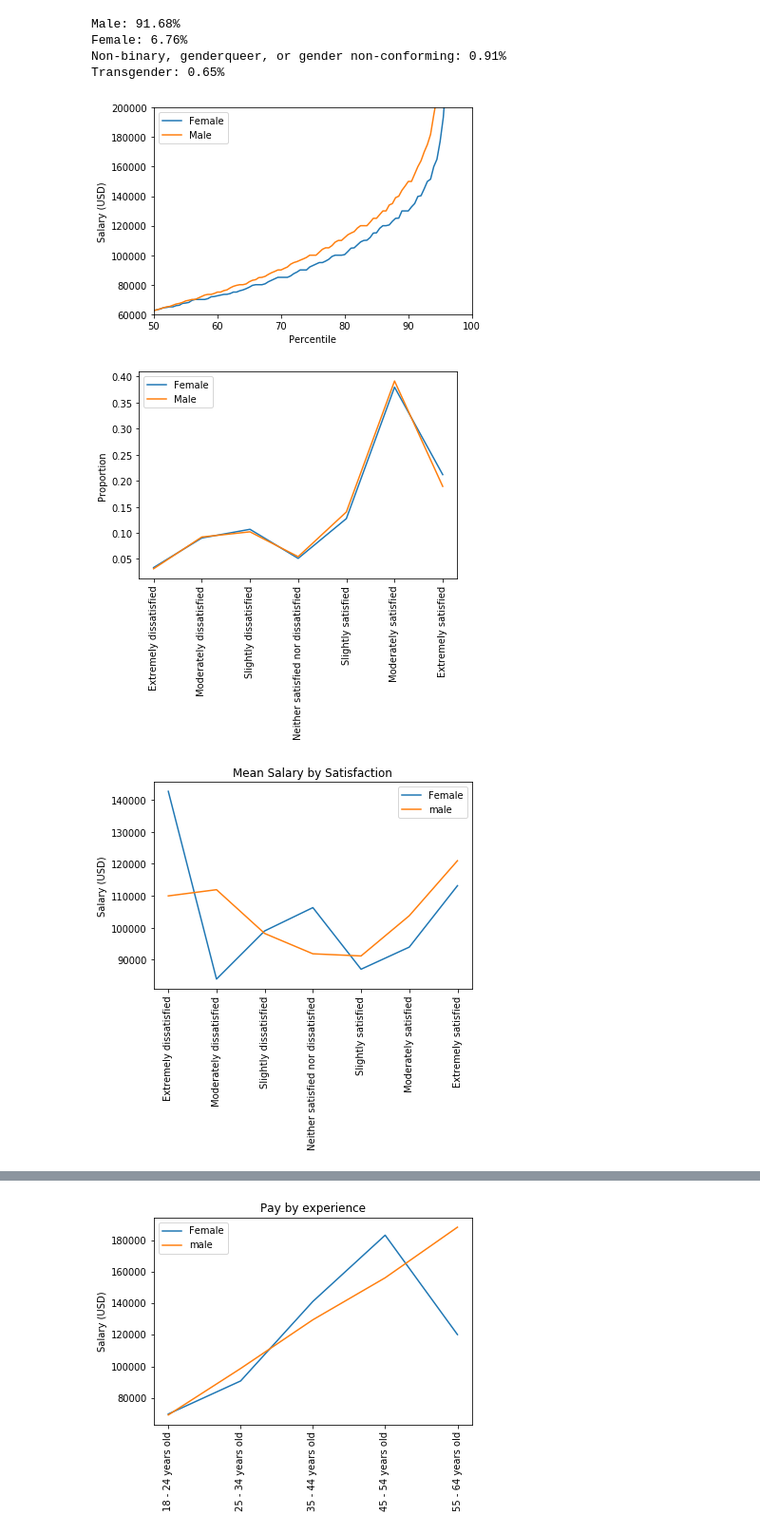
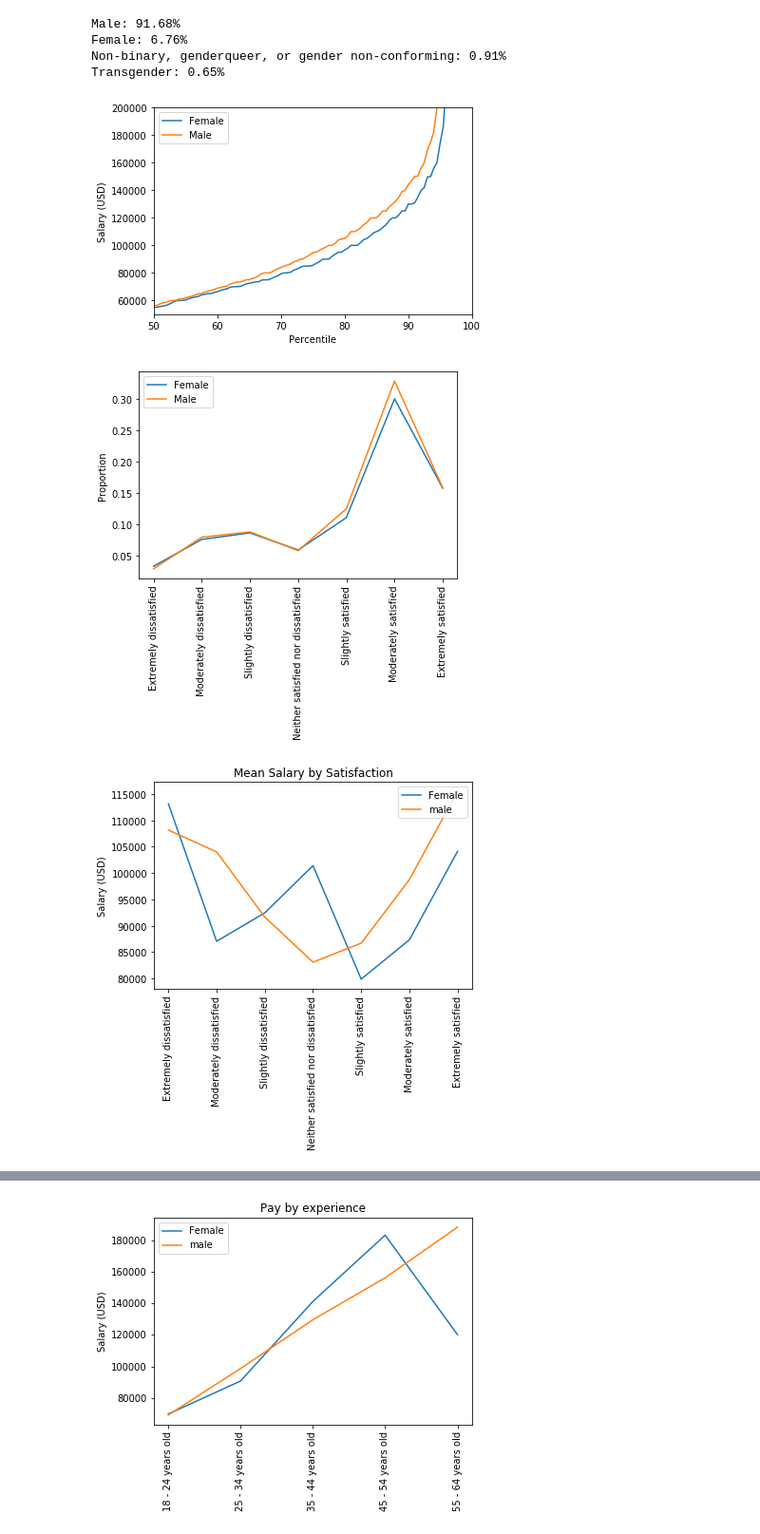
Before and after one commit to dltheobald-Deloitte/GenderGapAnalysis, a Jupyter notebook: Blog_prep.ipynb, the cells around one changed output, grey strips where cells are left out. Shown at 95% size. Drawn from its saved outputs; the diff is of its cells as text; code cells hidden in the pictures.

```diff
--- a/Blog_prep.ipynb
+++ b/Blog_prep.ipynb
@@ -91,15 +89,19 @@ Non-binary, genderqueer, or gender non-conforming: 0.91%
 Transgender: 0.65%
 # %%
 #Output for second display
-#Splitting data to male only and female only. Null values for Gender are would be marked false, therefore they are ignored.
-df_male = df_personal.dropna()[df_personal.Gender.dropna(axis=0).\
+#Splitting data to male only and female only.
+#Null values for Gender are removed as we don't know their gender and could skew the results.
+#Moreover, imputing values wouldn't make sense, we could only use the mode which would jsut be classifying them all as male.
+df_male = df_personal.dropna(subset=['Gender'], axis=0)[df_personal.Gender.dropna(axis=0).\
                                apply(lambda x: True if 'Male' in x else False)]
 
-df_female = df_personal.dropna()[df_personal.Gender.dropna(axis=0).\
+df_female = df_personal.dropna(subset=['Gender'],axis=0)[df_personal.Gender.dropna(axis=0).\
                                  apply(lambda x: True if 'Female' in x else False)]
 
 
-#Finding percentiles of salary for male and female. Quantile function ignores nulll values for ConvertedSalary
+#Finding percentiles of salary for male and female.
+#THe Quantile function ignores nulll values for ConvertedSalary. If we imputed values, i.e replace null with mean/median)
+#then this would potentially skew the results and change the distribution below.
 female_points = [ (i*100, df_female.ConvertedSalary.quantile(i)) for i in np.arange(0,1,0.005) ]
 male_points = [ (i*100, df_male.ConvertedSalary.quantile(i)) for i in np.arange(0,1,0.005) ]
 
@@ -111,7 +113,7 @@ y_male = [y[1] for y in male_points]
 
 
 #setting graph limits x and y limits and labelling axis
-plt.ylim((60000,200000))
+plt.ylim((50000,200000))
 plt.ylabel('Salary (USD)')
 plt.xlabel('Percentile')
 plt.xlim((50,100))
@@ -123,7 +125,7 @@ plt.legend(loc='upper left', prop={'size':10})
 #Saving file
 plt.savefig(os.path.join(os.getcwd(),'Pay_gap.png'),bbox_inches='tight')
 # %% [output]
-[figure, old version]
+[figure, new version]
 # %%
 #Output for third display
 #Re-casting the CareerSatisfaction to Ordered Category to correctly display in output
@@ -143,54 +145,42 @@ df_female['JobSatisfaction']=df_female['JobSatisfaction']\
 
 
 #Find percentage breakdown for career satisfaction. Count/Groupby function ignores nulll values for CareerSatisfaction
+#Since we just want population distribution, it makes sense to ignore these.
 female_points_2 = df_female.groupby('JobSatisfaction').JobSatisfaction.count().sort_index()/len(df_female)
 male_points_2 = df_male.groupby('JobSatisfaction').JobSatisfaction.count().sort_index()/len(df_male)
-
-female_sort = list( zip(female_points_2.index, female_points_2))
-male_sort = list( zip(male_points_2.index, male_points_2))
-
-x_female_2 = [x[0] for x in female_sort]
-y_female_2 = [y[1]for y in female_sort]
-x_male_2 = [x[0] for x in male_sort]
-y_male_2 = [y[1]for y in male_sort]
 
 #Formatting and generating a graph
 plt.ylabel('Proportion')
 plt.xticks(rotation=90)
 
-plt.plot(x_female_2, y_female_2, label = 'Female')
-plt.plot(x_male_2, y_male_2, label = 'Male')
+plt.plot(list(female_points_2.index), list(female_points_2), label = 'Female')
+plt.plot(list(male_points_2.index), list(male_points_2), label = 'Male')
 plt.legend(loc='upper left', prop={'size':10})
 
 plt.savefig(os.path.join(os.getcwd(),'Gender_job_satisfaction.png'),bbox_inches='tight')
 # %% [output]
-[figure, old version]
+[figure, new version]
 # %%
 #Find percentage breakdown for career satisfaction.
-#Mean function ignores nulll values for ConvertedSalary. Groupby function ignores nulll values for CareerSatisfaction
+#Mean function ignores nulll values for ConvertedSalary. Groupby function ignores nulll values for CareerSatisfaction.
+#Since we want mean Salary values, imputing median may skew this figure with large numbers of nulls and mean wouldn't affect this, so ignoring.
+#We also want this figure to be consistent with graph above, so not imouting JobSatisfaction values.
 female_points_3 = df_female.groupby('JobSatisfaction').ConvertedSalary.mean().sort_index()
 male_points_3 = df_male.groupby('JobSatisfaction').ConvertedSalary.mean().sort_index()
 
-female_sort_2 = list(zip(female_points_3.index, female_points_3))
-male_sort_2 = list(zip(male_points_3.index, male_points_3))
-
-x_female_3 = [x[0] for x in female_sort_2]
-y_female_3 = [y[1] for y in female_sort_2]
-x_male_3 = [x[0] for x in male_sort_2]
-y_male_3 = [y[1] for y in male_sort_2]
 
 #Formatting and generating a graph
 plt.title('Mean Salary by Satisfaction')
 plt.ylabel('Salary (USD)')
 plt.xticks(rotation=90)
 
-plt.plot(x_female_3, y_female_3, label = 'Female')
-plt.plot(x_male_3, y_male_3, label = 'male')
+plt.plot(list(female_points_3.index), list(female_points_3), label = 'Female')
+plt.plot(list(male_points_3.index), list(male_points_3), label = 'male')
 
 plt.legend(loc='upper right', prop={'size':10})
 plt.savefig(os.path.join(os.getcwd(),'Gender_pay_by_Satisfaction.png'),bbox_inches='tight')
 # %% [output]
-[figure, old version]
+[figure, new version]
 # %%
 #Calculating 90th percentile salaries by years of experience,
 #Groupby function ignores null values in YearsCoding, quantile function ignores nulll values for ConvertedSalary
```
Also changed, not shown: parts of 23 cells of this notebook, 5 other files.
